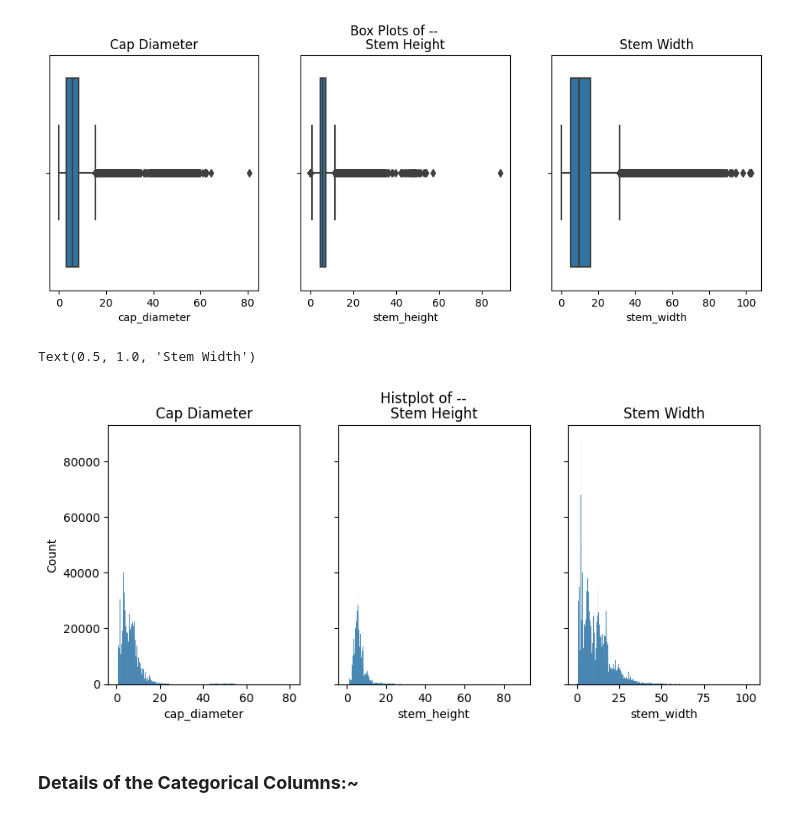
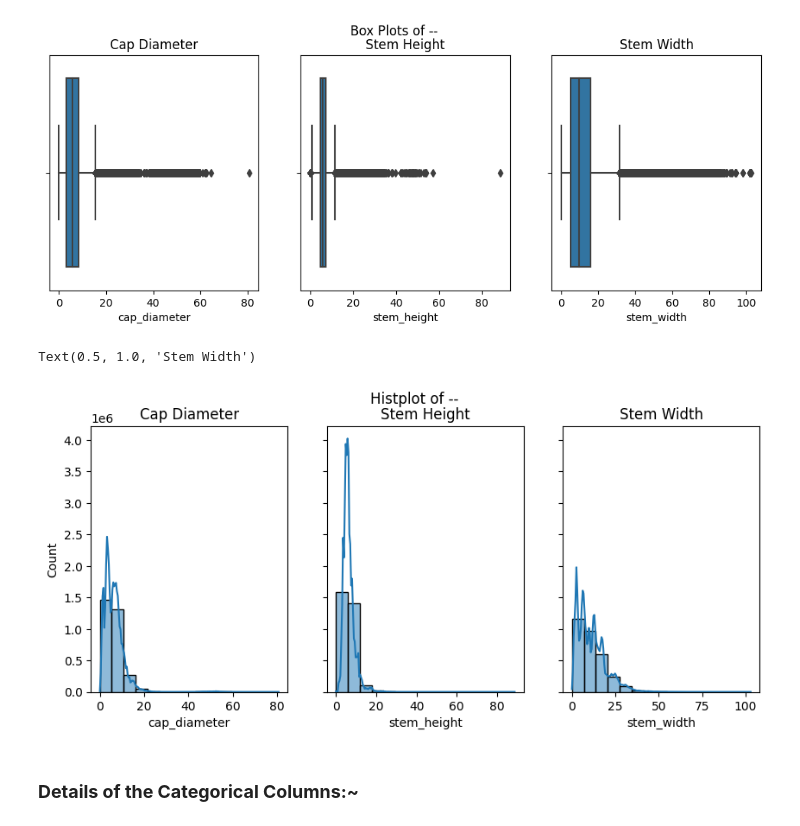
Before and after one commit to AvinandanPal25/DS__Predict_the_Mushroom, a Jupyter notebook: edible-or-poisonous-mushroom.ipynb, the cells around one changed output. Drawn from its saved outputs; the diff is of its cells as text; code cells hidden in the pictures.

```diff
--- a/edible-or-poisonous-mushroom.ipynb
+++ b/edible-or-poisonous-mushroom.ipynb
@@ -30,5 +35,8 @@ mdf = pd.read_csv("/kaggle/input/playground-series-s4e8/train.csv")
 # %% [markdown]
 ## **Knowing the Data:~**
+# %%
+mdf.set_index('id', inplace=True)
+mdf_test.set_index('id', inplace=True)
 # %%
 mdf
 # %% [output]
@@ -63,2 +122,0 @@ mdf.sample(10)
-# %%
-mdf.drop(columns="id", inplace=True)
@@ -140,21 +234,21 @@ Text(0.5, 1.0, 'Stem Width')
 # %%
 fig, axes = plt.subplots(1, 3, figsize=(10, 4), sharey=True)
 fig.suptitle('Histplot of --')
 
 # cap_diameter
-sns.histplot(x=mdf["cap_diameter"], ax=axes[0])
+sns.histplot(x=mdf["cap_diameter"], ax=axes[0],kde=True, bins=15)
 axes[0].set_title("Cap Diameter")
 
 # stem_height
-sns.histplot(x=mdf["stem_height"], ax=axes[1])
+sns.histplot(x=mdf["stem_height"], ax=axes[1],kde=True, bins=15)
 axes[1].set_title("Stem Height")
 
 # stem_width
-sns.histplot(x=mdf["stem_width"], ax=axes[2])
+sns.histplot(x=mdf["stem_width"], ax=axes[2],kde=True, bins=15)
 axes[2].set_title("Stem Width")
 # %% [output]
 Text(0.5, 1.0, 'Stem Width')
-[figure, old version]
+[figure, new version]
 # %% [markdown]
 ### **Details of the Categorical Columns:~**
 # %%
```
Also changed, not shown: parts of 69 cells of this notebook.
